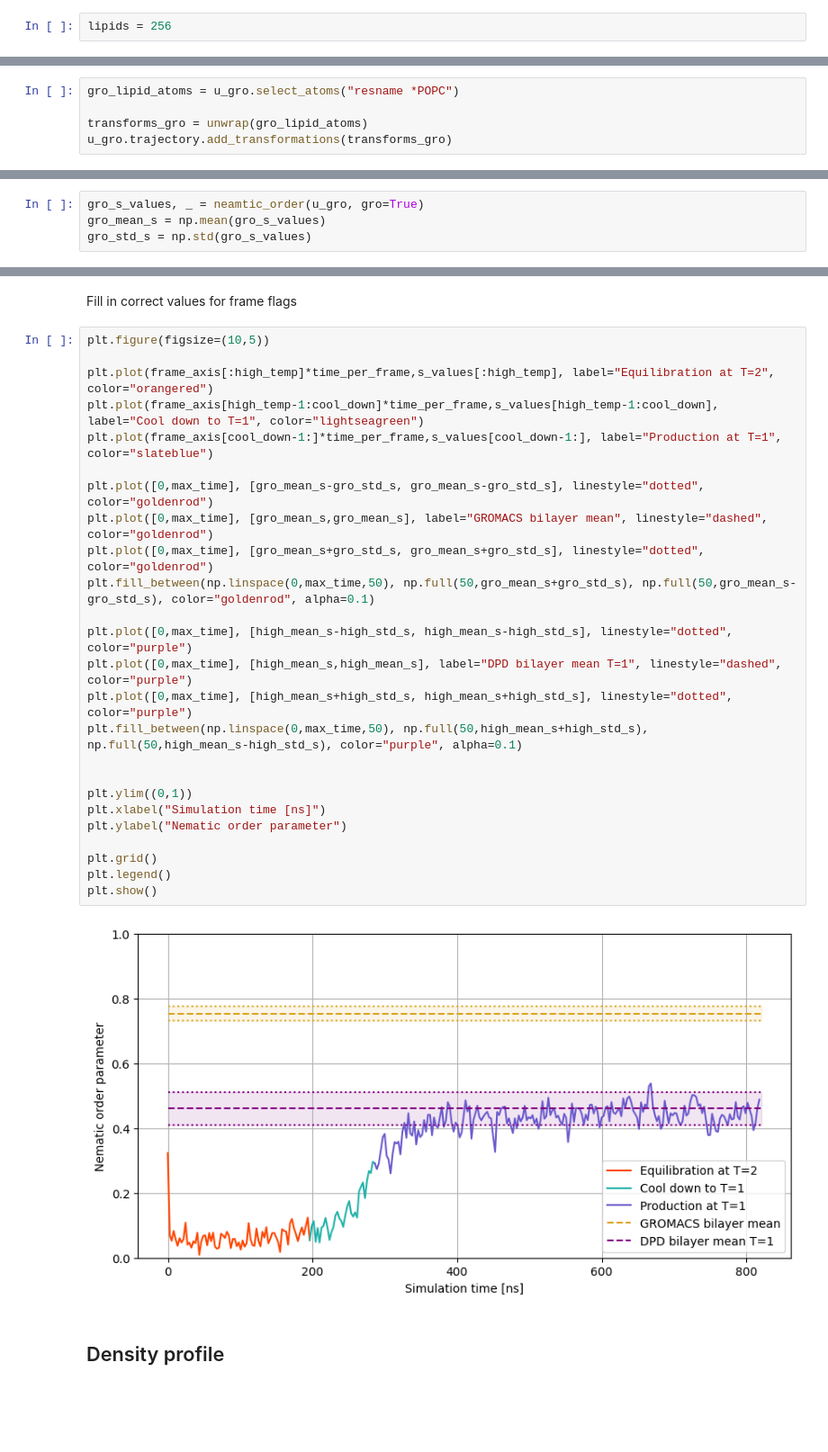
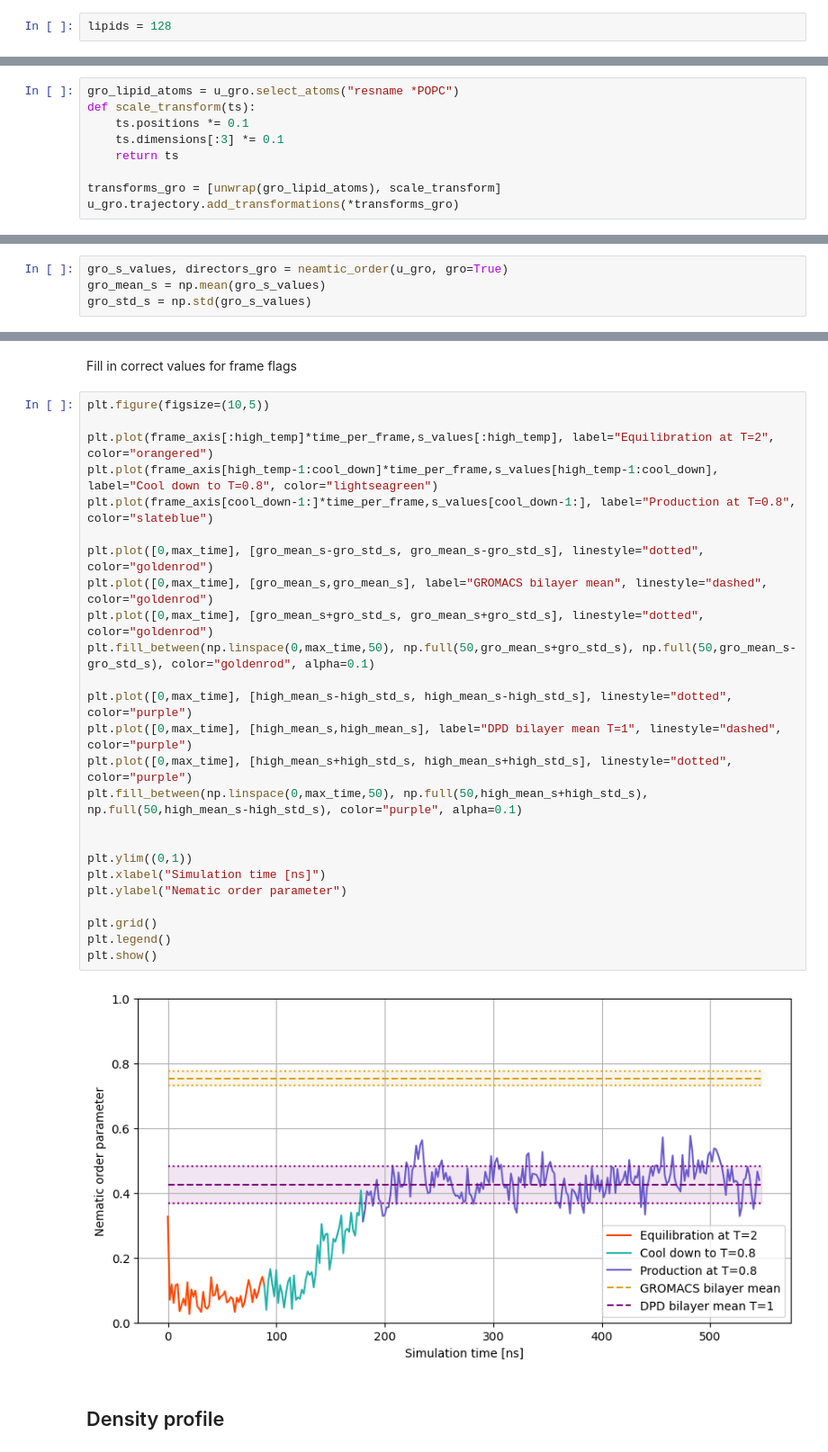
Before and after one commit to G-Scherer/dpd_simulation, a Jupyter notebook: lipid_self_assembly/analysis/analysis_T_1.ipynb, the cells around one changed output, grey strips where cells are left out. Shown at 90% size. Saved outputs shown, nothing was run; the diff lists cells and outputs as text; blank space fills up the shorter version.

```diff
--- a/lipid_self_assembly/analysis/analysis_T_1.ipynb
+++ b/lipid_self_assembly/analysis/analysis_T_1.ipynb
@@ -8,7 +8,7 @@ import matplotlib.pyplot as plt
 # %% [markdown]
 Change number of lipids
 # %%
-lipids = 256
+lipids = 128
 # %%
 dir = "/home/gabriel/Dokumente/bachelor_thesis/dpd_simulation/lipid_self_assembly/"
 top_file = os.path.join(dir, f"setup/lammps_{lipids}.data")
@@ -68,6 +64,10 @@ transforms = unwrap(lipid_atoms)
 u.trajectory.add_transformations(transforms)
 # %%
 gro_lipid_atoms = u_gro.select_atoms("resname *POPC")
+def scale_transform(ts):
+    ts.positions *= 0.1
+    ts.dimensions[:3] *= 0.1
+    return ts
 
-transforms_gro = unwrap(gro_lipid_atoms)
-u_gro.trajectory.add_transformations(transforms_gro)
+transforms_gro = [unwrap(gro_lipid_atoms), scale_transform]
+u_gro.trajectory.add_transformations(*transforms_gro)
@@ -190,7 +202,7 @@ def neamtic_order(universe,gro=False):
 # %%
 s_values, directors = neamtic_order(u)
 # %%
-gro_s_values, _ = neamtic_order(u_gro, gro=True)
+gro_s_values, directors_gro = neamtic_order(u_gro, gro=True)
 gro_mean_s = np.mean(gro_s_values)
 gro_std_s = np.std(gro_s_values)
 # %%
@@ -202,30 +214,30 @@ Fill in correct values for frame flags
 # %%
 plt.figure(figsize=(10,5))
 
 plt.plot(frame_axis[:high_temp]*time_per_frame,s_values[:high_temp], label="Equilibration at T=2", color="orangered")
-plt.plot(frame_axis[high_temp-1:cool_down]*time_per_frame,s_values[high_temp-1:cool_down], label="Cool down to T=1", color="lightseagreen")
-plt.plot(frame_axis[cool_down-1:]*time_per_frame,s_values[cool_down-1:], label="Production at T=1", color="slateblue")
+plt.plot(frame_axis[high_temp-1:cool_down]*time_per_frame,s_values[high_temp-1:cool_down], label="Cool down to T=0.8", color="lightseagreen")
+plt.plot(frame_axis[cool_down-1:]*time_per_frame,s_values[cool_down-1:], label="Production at T=0.8", color="slateblue")
 
 plt.plot([0,max_time], [gro_mean_s-gro_std_s, gro_mean_s-gro_std_s], linestyle="dotted", color="goldenrod")
 plt.plot([0,max_time], [gro_mean_s,gro_mean_s], label="GROMACS bilayer mean", linestyle="dashed", color="goldenrod")
 plt.plot([0,max_time], [gro_mean_s+gro_std_s, gro_mean_s+gro_std_s], linestyle="dotted", color="goldenrod")
 plt.fill_between(np.linspace(0,max_time,50), np.full(50,gro_mean_s+gro_std_s), np.full(50,gro_mean_s-gro_std_s), color="goldenrod", alpha=0.1)
 
 plt.plot([0,max_time], [high_mean_s-high_std_s, high_mean_s-high_std_s], linestyle="dotted", color="purple")
 plt.plot([0,max_time], [high_mean_s,high_mean_s], label="DPD bilayer mean T=1", linestyle="dashed", color="purple")
 plt.plot([0,max_time], [high_mean_s+high_std_s, high_mean_s+high_std_s], linestyle="dotted", color="purple")
 plt.fill_between(np.linspace(0,max_time,50), np.full(50,high_mean_s+high_std_s), np.full(50,high_mean_s-high_std_s), color="purple", alpha=0.1)
 
 
 plt.ylim((0,1))
 plt.xlabel("Simulation time [ns]")
 plt.ylabel("Nematic order parameter")
 
 plt.grid()
 plt.legend()
 plt.show()
 # %% [output]
-[figure, old version]
+[figure, new version]
 # %% [markdown]
 ## Density profile
 # %%
```
Also changed, not shown: parts of 14 cells of this notebook, 33 other files.
